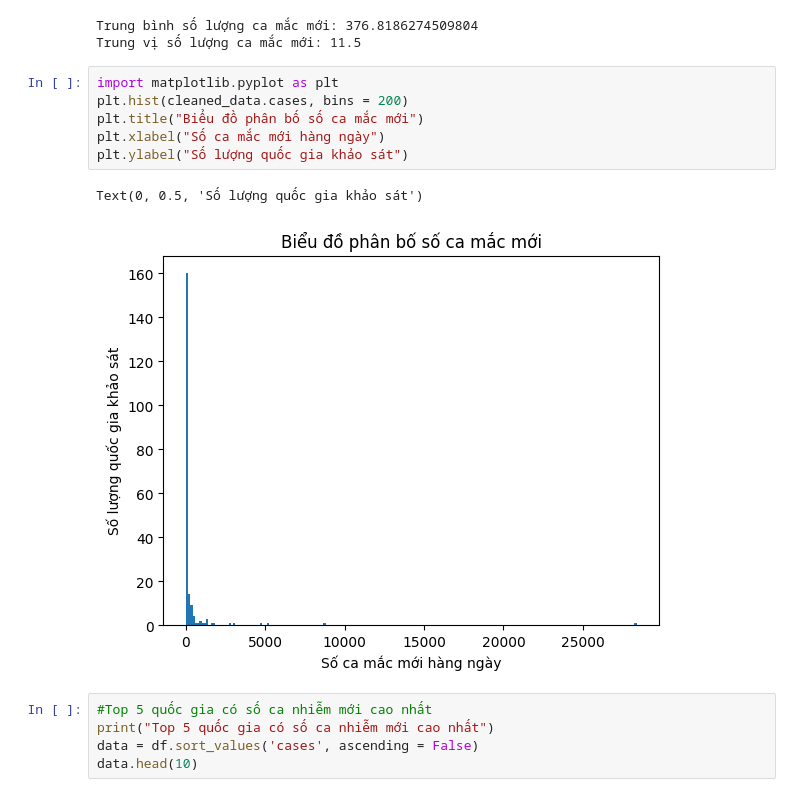
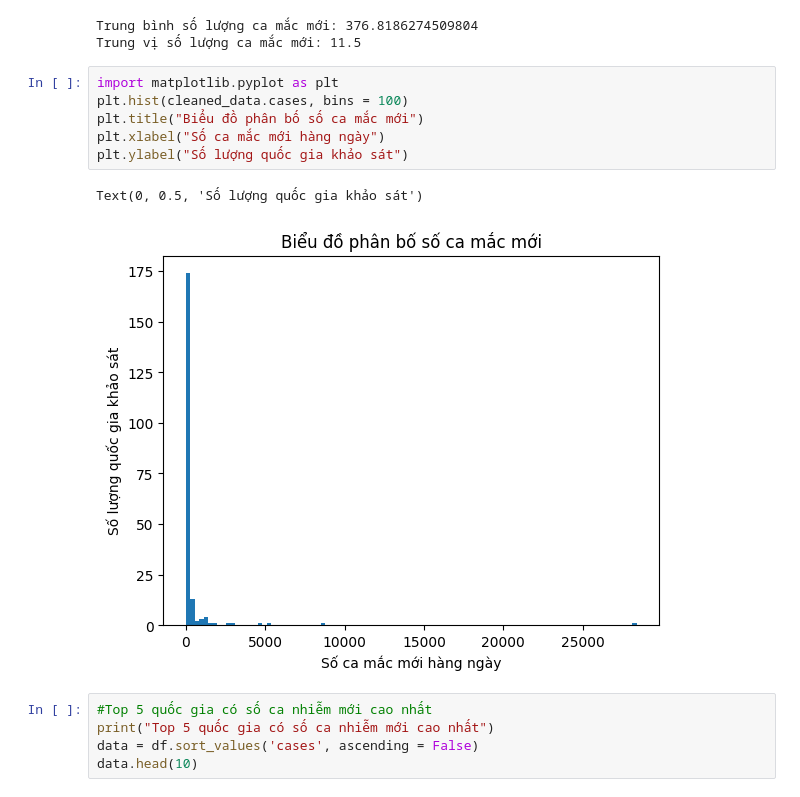
Before and after one commit to hunght92/Codegym, a Jupyter notebook: Học lại.ipynb, the cells around one changed output. Cells and saved outputs as stored; diff of their text form.

```diff
--- a/Học lại.ipynb
+++ b/Học lại.ipynb
@@ -99,13 +99,13 @@ Trung bình số lượng ca mắc mới: 376.8186274509804
 Trung vị số lượng ca mắc mới: 11.5
 # %%
 import matplotlib.pyplot as plt
-plt.hist(cleaned_data.cases, bins = 200)
+plt.hist(cleaned_data.cases, bins = 100)
 plt.title("Biểu đồ phân bố số ca mắc mới")
 plt.xlabel("Số ca mắc mới hàng ngày")
 plt.ylabel("Số lượng quốc gia khảo sát")
 # %% [output]
 Text(0, 0.5, 'Số lượng quốc gia khảo sát')
-[figure, old version]
+[figure, new version]
 # %%
 #Top 5 quốc gia có số ca nhiễm mới cao nhất
 print("Top 5 quốc gia có số ca nhiễm mới cao nhất")
```
